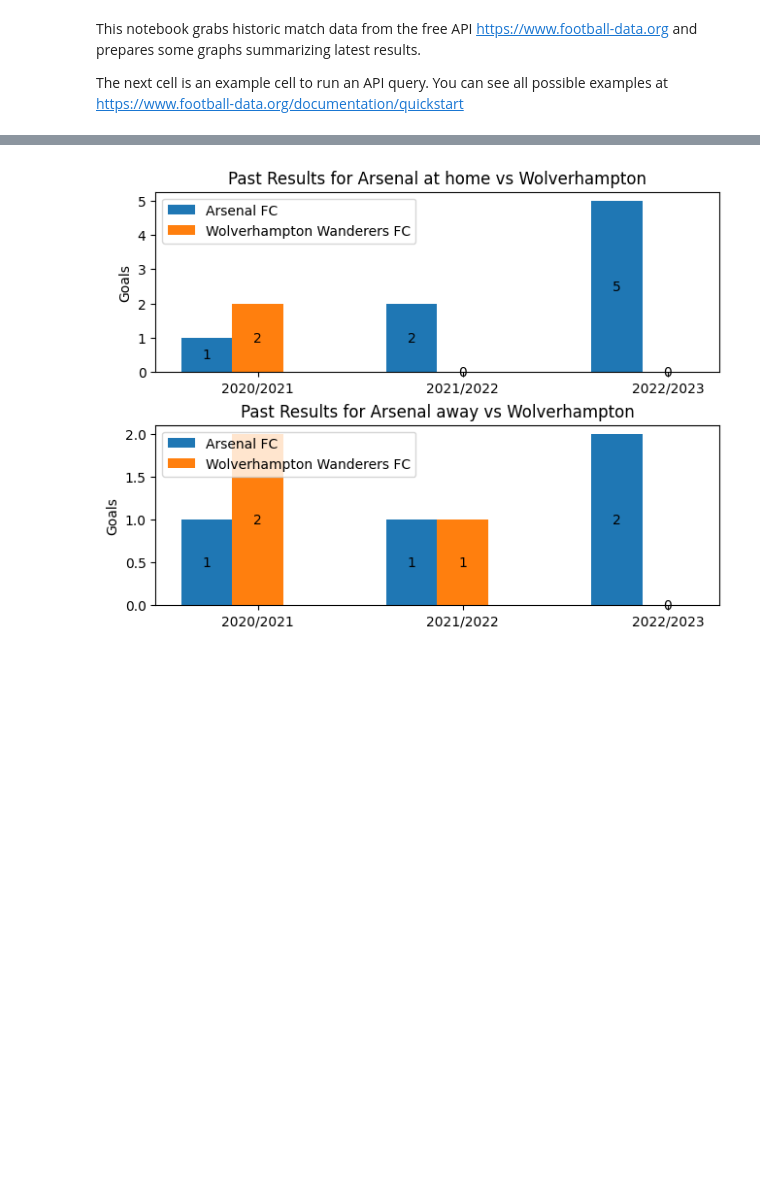
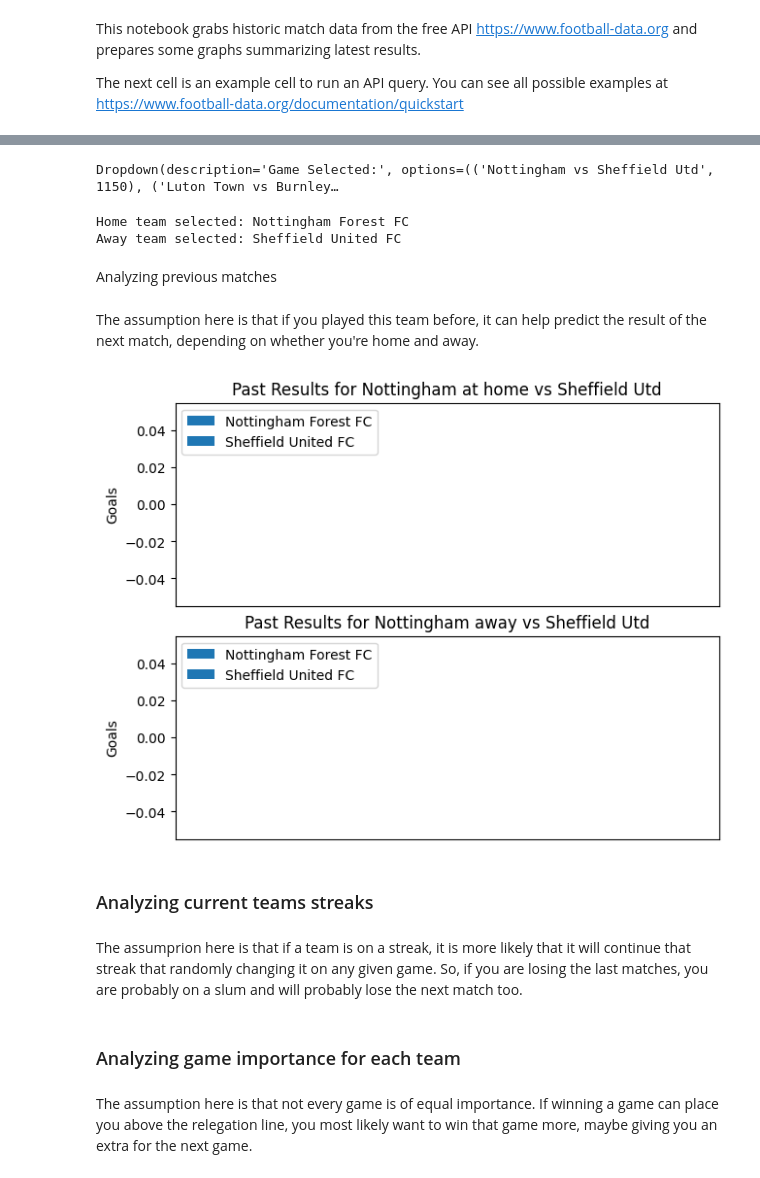
Before and after one commit to aldotudela7/Football, a Jupyter notebook: plot_games.ipynb, the cells around one changed output, grey strips where cells are left out. Drawn from its saved outputs; the diff is of its cells as text; code cells hidden in the pictures; blank space fills up the shorter version.

Commit message:
Fixing the notebook to run with the latest API data for the new season

```diff
--- a/plot_games.ipynb
+++ b/plot_games.ipynb
@@ -107,0 +66,4 @@ previous_matches
+# %%
+# We grab today's date
+today = datetime.datetime.now()
+today.date()
@@ -108,47 +116,80 @@ previous_matches
+# %%
+# We prepare a gadget to view and select a match we want to know more about
+next_week_games_names = list(map(' vs '.join, zip(next_week_df['home_team_short'], next_week_df['away_team_short'])))
+next_week_games_index = list(next_week_df.index)
+next_week_games = [ (game, index) for game, index in zip(next_week_games_names, next_week_games_index) ]
+game = widgets.Dropdown(
+    options=next_week_games,
+    value=next_week_games[0][1],
+    description='Game Selected:',
+    disabled=False,
+)
+display(game)
+# %% [output]
+Dropdown(description='Game Selected:', options=(('Nottingham vs Sheffield Utd', 1150), ('Luton Town vs Burnley…
+# %%
+team_a = next_week_df.loc[game.value]['home_team']
+team_a_short = next_week_df.loc[game.value]['home_team_short']
+team_b = next_week_df.loc[game.value]['away_team']
+team_b_short = next_week_df.loc[game.value]['away_team_short']
+print ("Home team selected:",team_a)
+print("Away team selected:",team_b)
+# %% [output]
+Home team selected: Nottingham Forest FC
+Away team selected: Sheffield United FC
+# %% [markdown]
+Analyzing previous matches
+# %% [markdown]
+The assumption here is that if you played this team before, it can help predict the result of the next match, depending on whether you're home and away.
 # %%
-team_a_home_season = [ str(x.season_start.year)+"/"+str(x.season_end.year) for x in previous_matches if x.home_team==team_a ]
-team_a_away_season = [ str(x.season_start.year)+"/"+str(x.season_end.year) for x in previous_matches if x.away_team==team_a ]
+# Identifying previous games from the game selected
+home_a = previous_games[(previous_games['home_team']==team_a) & (previous_games['away_team']==team_b)]
+home_b = previous_games[(previous_games['home_team']==team_b) & (previous_games['away_team']==team_a)]
 
-team_a_home_scores = [ x.home_team_score for x in previous_matches if x.home_team==team_a ]
-team_b_away_scores = [ x.away_team_score for x in previous_matches if x.away_team==team_b ]
-team_a_away_scores = [ x.away_team_score for x in previous_matches if x.away_team==team_a ]
-team_b_home_scores = [ x.home_team_score for x in previous_matches if x.home_team==team_b ]
+# Grabbing the data to plot
+team_a_home_season = home_a['season']
+team_a_away_season = home_b['season']
 
 home_graph = {
-    team_a: team_a_home_scores,
-    team_b: team_b_home_scores
+    team_a: home_a['home_team_score'],
+    team_b: home_a['away_team_score']
 }
 away_graph = {
-    team_a: team_a_away_scores,
-    team_b: team_b_away_scores
+    team_a: home_b['home_team_score'],
+    team_b: home_b['away_team_score']
 }
 
+# Plotting the data
 fig, (ax1,ax2) = plt.subplots(2,1, layout="constrained")
 x = np.arange(len(team_a_home_season))  # the label locations
 width = 0.25  # the width of the bars
 multiplier = 0
 for attribute, measurement in home_graph.items():
     offset = width * multiplier
     graph = ax1.bar(x + offset, measurement, width, label=attribute, tick_label=team_a_home_season)
     ax1.bar_label(graph, label_type='center')
     multiplier += 1
 
 x = np.arange(len(team_a_away_season))  # the label locations
 width = 0.25  # the width of the bars
 multiplier = 0
 for attribute, measurement in away_graph.items():
     offset = width * multiplier
     graph = ax2.bar(x + offset, measurement, width, label=attribute, tick_label=team_a_away_season)
     ax2.bar_label(graph, label_type='center')
     multiplier += 1
 
 ax1.set_title("Past Results for {} at home vs {}".format(team_a_short, team_b_short))
 ax1.set_ylabel("Goals")
 ax1.legend(loc='upper left')
 ax2.set_title("Past Results for {} away vs {}".format(team_a_short, team_b_short))
 ax2.set_ylabel("Goals")
 ax2.legend(loc='upper left')
 
 plt.show()
 # %% [output]
-[figure, old version]
+[figure, new version]
+# %% [markdown]
+### Analyzing current teams streaks
+# %% [markdown]
+The assumprion here is that if a team is on a streak, it is more likely that it will continue that streak that randomly changing it on any given game. So, if you are losing the last matches, you are probably on a slum and will probably lose the next match too.
@@ -154,0 +198,4 @@ plt.show()
+# %% [markdown]
+### Analyzing game importance for each team
+# %% [markdown]
+The assumption here is that not every game is of equal importance. If winning a game can place you above the relegation line, you most likely want to win that game more, maybe giving you an extra for the next game.
```
Also changed, not shown: parts of 14 cells of this notebook.
